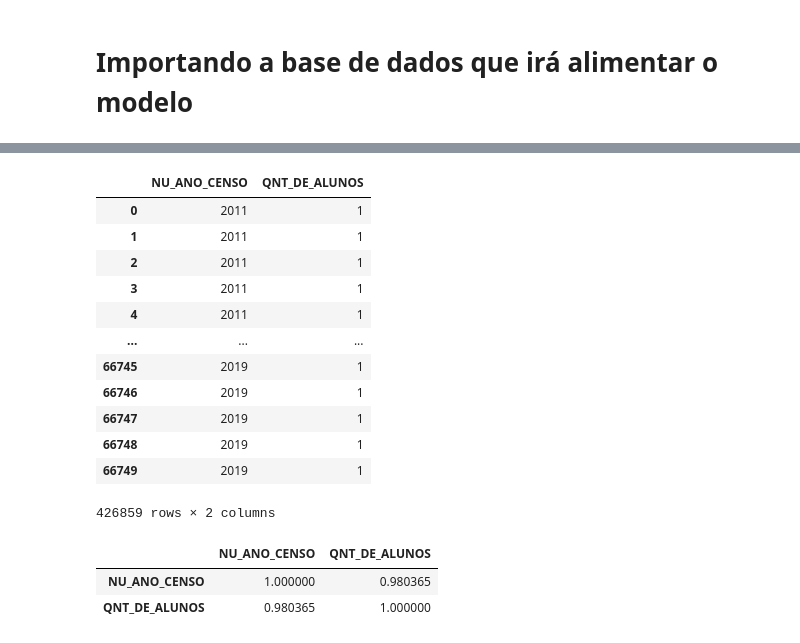
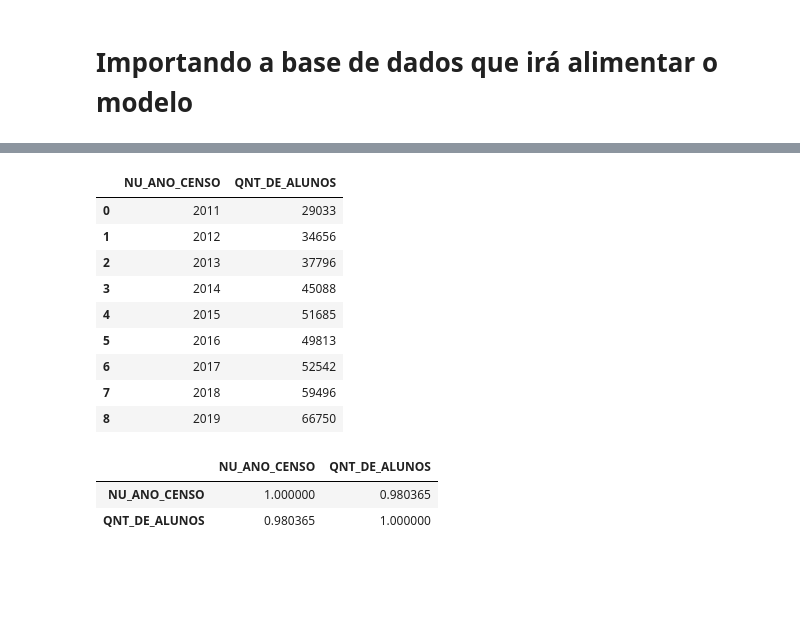
Before and after one commit to roxacarv/edulearn, a Jupyter notebook: regressão_linear/regressão_edulearn.ipynb, the cells around one changed output, grey strips where cells are left out. Saved outputs shown, nothing was run; the diff lists cells and outputs as text; code cells hidden in the pictures; blank space fills up the shorter version.

```diff
--- a/regressão_linear/regressão_edulearn.ipynb
+++ b/regressão_linear/regressão_edulearn.ipynb
@@ -55,45 +38,41 @@ df_2015['NU_ANO_CENSO'] = 2015
 df_2015['QNT_DE_ALUNOS'] = 1
 df_2015 = df_2015.drop(['CO_ALUNO'], axis=1)
 # %%
-df_2016 = pd.read_csv('https://raw.githubusercontent.com/roxacarv/edulearn/main/dados/alunodeficiente_2016.csv')
+df_2016 = pd.read_csv('https://raw.githubusercontent.com/roxacarv/edulearn/main/dados/alunodeficiente_2016.csv', usecols=['CO_ALUNO'])
 df_2016['NU_ANO_CENSO'] = 2016
 df_2016['QNT_DE_ALUNOS'] = 1
 df_2016 = df_2016.drop(['CO_ALUNO'], axis=1)
 # %%
-df_2017 = pd.read_csv('https://raw.githubusercontent.com/roxacarv/edulearn/main/dados/alunodeficiente_2017.csv')
+df_2017 = pd.read_csv('https://raw.githubusercontent.com/roxacarv/edulearn/main/dados/alunodeficiente_2017.csv', usecols=['CO_ALUNO'])
 df_2017['NU_ANO_CENSO'] = 2017
 df_2017['QNT_DE_ALUNOS'] = 1
 df_2017 = df_2017.drop(['CO_ALUNO'], axis=1)
 # %%
-df_2018 = pd.read_csv('https://raw.githubusercontent.com/roxacarv/edulearn/main/dados/alunodeficiente_2018.csv')
+df_2018 = pd.read_csv('https://raw.githubusercontent.com/roxacarv/edulearn/main/dados/alunodeficiente_2018.csv', usecols=['ID_ALUNO'])
 df_2018['NU_ANO_CENSO'] = 2018
 df_2018['QNT_DE_ALUNOS'] = 1
 df_2018 = df_2018.drop(['ID_ALUNO'], axis=1)
 # %%
-df_2019 = pd.read_csv('https://raw.githubusercontent.com/roxacarv/edulearn/main/dados/alunodeficiente_2019.csv')
+df_2019 = pd.read_csv('https://raw.githubusercontent.com/roxacarv/edulearn/main/dados/alunodeficiente_2019.csv', usecols=['ID_ALUNO'])
 df_2019['NU_ANO_CENSO'] = 2019
-#df_2019['QNT_DE_ALUNOS'] = 1
+df_2019['QNT_DE_ALUNOS'] = 1
 df_2019 = df_2019.drop(['ID_ALUNO'], axis=1)
 # %%
 lista_dfs = [df_2011, df_2012, df_2013, df_2014, df_2015, df_2016, df_2017, df_2018, df_2019]
 df_regressao = pd.concat(lista_dfs)
 df_alunos_anos = df_regressao.groupby('NU_ANO_CENSO').sum().reset_index()
 df_alunos_anos
-df_regressao
 # %% [output]
 |  | NU_ANO_CENSO | QNT_DE_ALUNOS |
-| 0 | 2011 | 1 |
-| 1 | 2011 | 1 |
-| 2 | 2011 | 1 |
-| 3 | 2011 | 1 |
-| 4 | 2011 | 1 |
-| ... | ... | ... |
-| 66745 | 2019 | 1 |
-| 66746 | 2019 | 1 |
-| 66747 | 2019 | 1 |
-| 66748 | 2019 | 1 |
-| 66749 | 2019 | 1 |
+| 0 | 2011 | 29033 |
+| 1 | 2012 | 34656 |
+| 2 | 2013 | 37796 |
+| 3 | 2014 | 45088 |
+| 4 | 2015 | 51685 |
+| 5 | 2016 | 49813 |
+| 6 | 2017 | 52542 |
+| 7 | 2018 | 59496 |
+| 8 | 2019 | 66750 |
-426859 rows × 2 columns
 # %%
 df_alunos_anos.corr()
 # %% [output]
```
Also changed, not shown: parts of 21 cells of this notebook.
